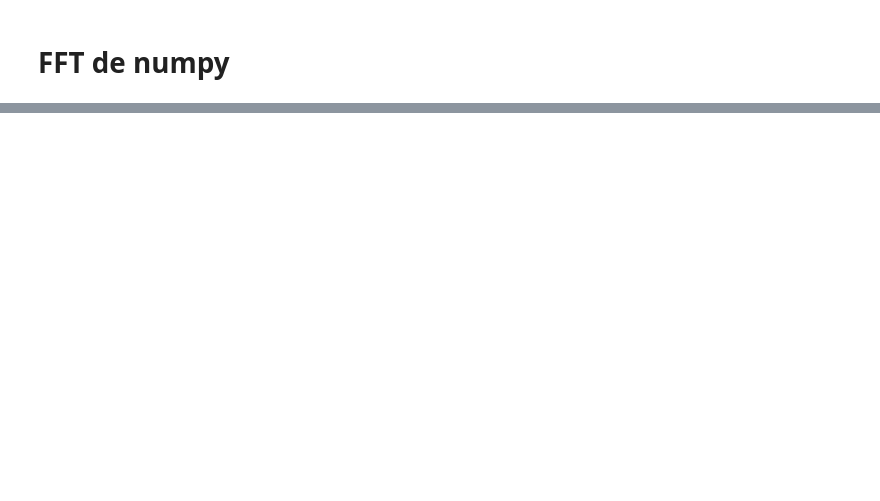
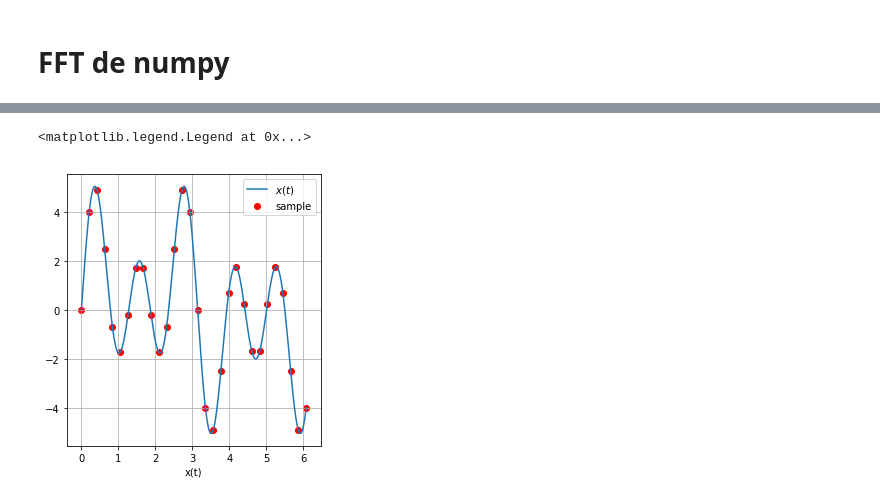
Before and after one commit to irecio/MetodoComputacionales, a Jupyter notebook: Week6/Lecture2.ipynb, the cells around one changed output, grey strips where cells are left out. Drawn from its saved outputs; the diff is of its cells as text; code cells hidden in the pictures; blank space fills up the shorter version.

```diff
--- a/Week6/Lecture2.ipynb
+++ b/Week6/Lecture2.ipynb
@@ -81,0 +129,35 @@ print(Xw1)
+# %%
+def Sampler(f, Npoints = 30, N_T=1):
+    T = 2.0 * np.pi
+    # calcular frecuencia angular
+    omega = 2.0 * np.pi / T
+
+    deltat = T/Npoints
+
+    t = np.arange(Npoints) * deltat * N_T
+    x = f(t)
+
+    tModel = np.linspace(t.min(), t.max(), 1000)
+    xModel = f( omega*tModel )
+
+    return t,x,tModel,xModel
+# %%
+def f(t):
+    return np.sin(t) + 2.0*np.sin(3*t) + 3*np.sin(5*t)
+# %%
+# Muestrear f(t)
+
+t,x, tModel, xModel = Sampler(f)
+# %%
+fig = plt.figure(figsize=(10,5))
+plt.subplot(1,2,1)
+
+plt.plot(tModel, xModel, label=r'$x(t)$')
+plt.scatter(t,x, c='r' ,label='sample')
+plt.xlabel(r't')
+plt.xlabel(r'x(t)')
+plt.grid()
+plt.legend()
+# %% [output]
+<matplotlib.legend.Legend at 0x...>
+[figure, added]
```
Also changed, not shown: parts of 30 cells of this notebook.
